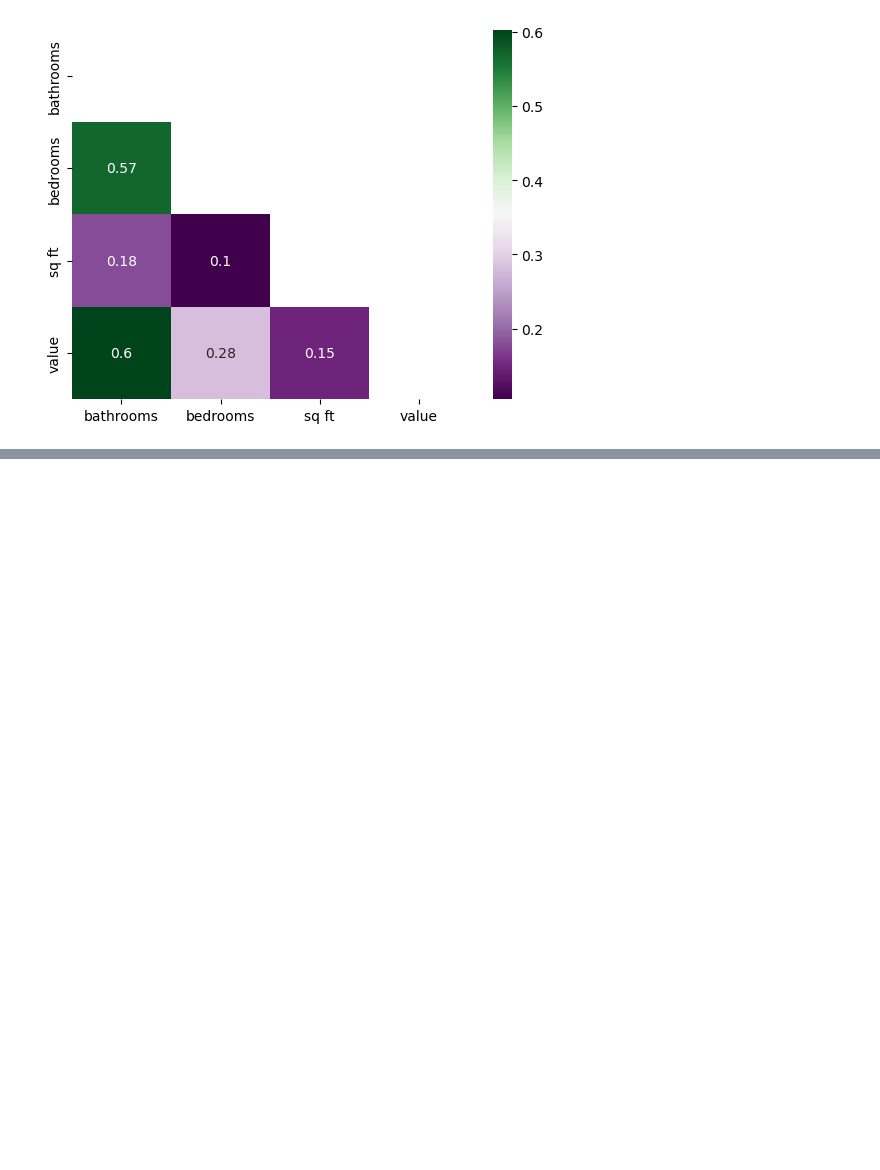
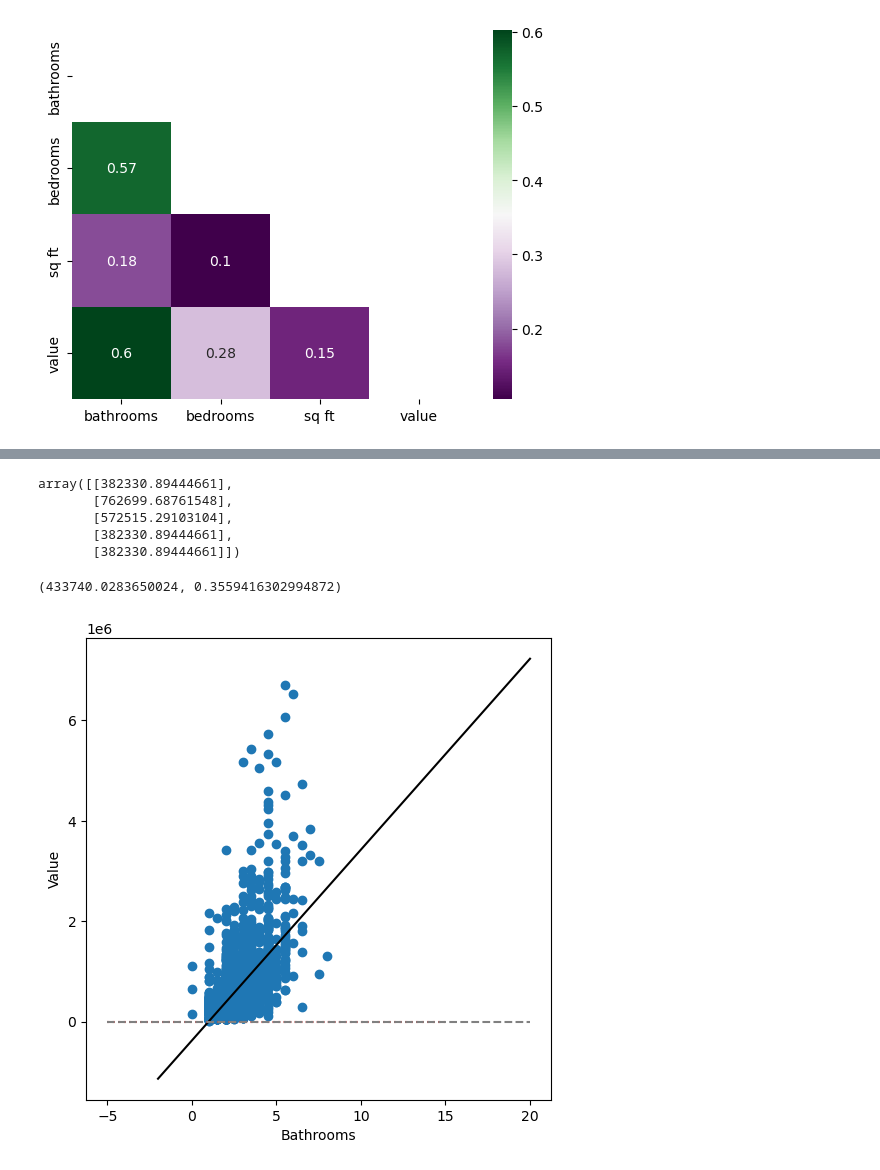
Before and after one commit to Esayas-Asefa/regression-project, a Jupyter notebook: regression-project scrap.ipynb, the cells around one changed output, grey strips where cells are left out. Drawn from its saved outputs; the diff is of its cells as text; code cells hidden in the pictures; blank space fills up the shorter version.

```diff
--- a/regression-project scrap.ipynb
+++ b/regression-project scrap.ipynb
@@ -145,0 +309,34 @@ X_train, X_validate, X_test, y_train, y_validate, y_test = acq.train_validate_te
+# %%
+pred_val_lr1[:5]
+# %% [output]
+array([[382330.89444661],
+       [762699.68761548],
+       [572515.29103104],
+       [382330.89444661],
+       [382330.89444661]])
+# %%
+#train
+metrics_reg(y_validate, pred_val_lr1)
+# %% [output]
+(433740.0283650024, 0.3559416302994872)
+# %%
+plt.figure(figsize=(6, 6))
+
+plt.scatter(validate.bathrooms, validate.value)
+
+#build prediction line from intercept and slope
+x_val = np.array([-2, 20]).reshape(-1, 1)
+plt.plot(x_val, lr1.intercept_ + x_val*lr1.coef_[0], c='black')
+
+#intercept line
+plt.hlines(22, -5, 15, ls=':', color='red')
+
+#(0,0) axis
+plt.hlines(0, -5, 20, ls='--', color='grey')
+plt.vlines(0, -10, 20, ls='--', color='grey')
+
+plt.xlabel('Bathrooms')
+plt.ylabel('Value')
+plt.show()
+# %% [output]
+[figure, added]
```
Also changed, not shown: parts of 26 cells of this notebook, 3 other files.
